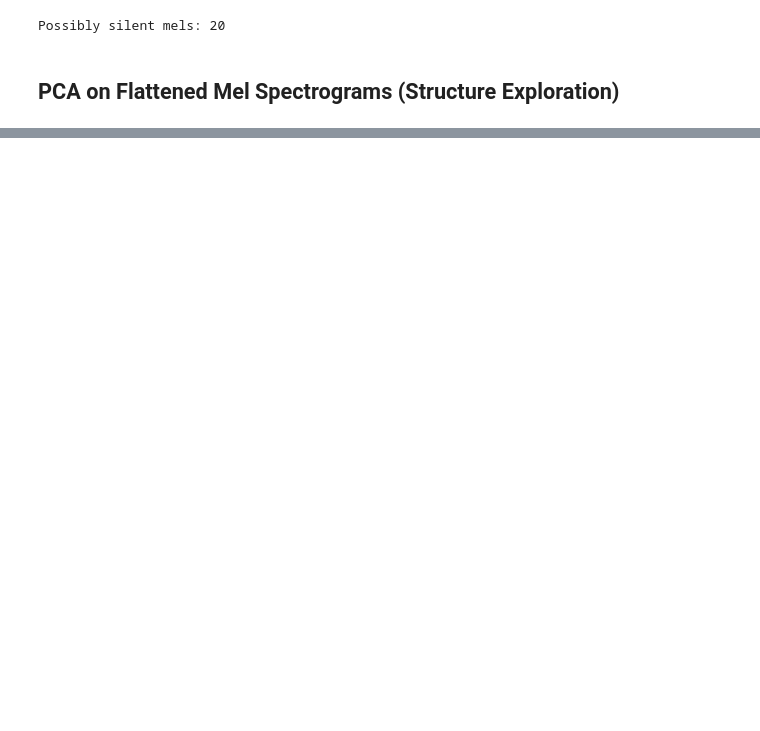
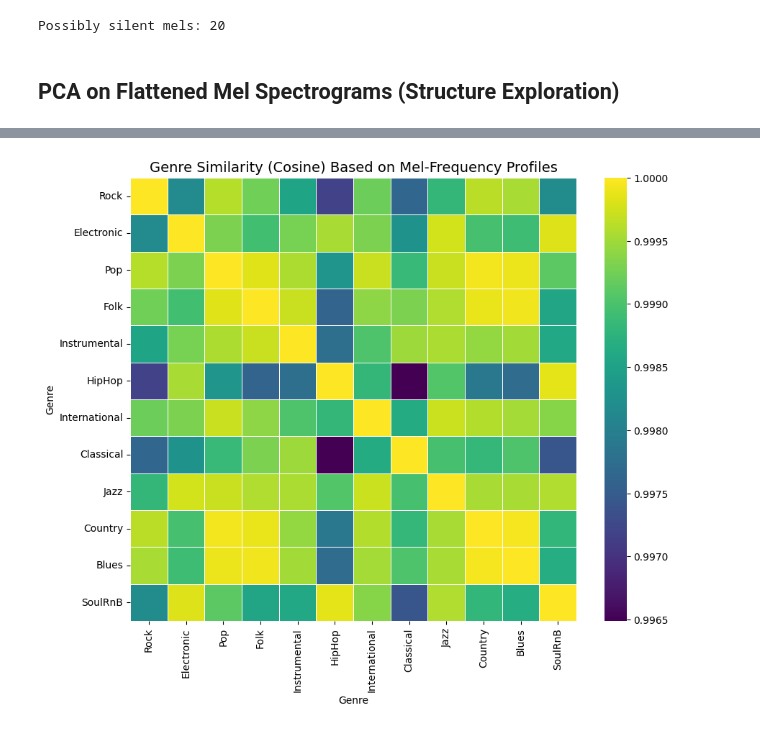
Before and after one commit to alexanderpseibel/deep-learning-music-classification, a Jupyter notebook: notebooks/07_fma_MEL_Spectrograms_EDA.ipynb, the cells around one changed output, grey strips where cells are left out. Drawn from its saved outputs; the diff is of its cells as text; code cells hidden in the pictures; blank space fills up the shorter version.

```diff
--- a/notebooks/07_fma_MEL_Spectrograms_EDA.ipynb
+++ b/notebooks/07_fma_MEL_Spectrograms_EDA.ipynb
@@ -264,0 +369,27 @@ plt.show()
+# %%
+## Cosine Similarity Between Genre Profiles
+import numpy as np
+import seaborn as sns
+import matplotlib.pyplot as plt
+
+# Prepare matrix of shape (12, 128)
+genres = selected_genres
+profile_matrix = np.vstack([genre_profiles[g] for g in genres])  # (12 × 128)
+
+# Normalize each profile for cosine similarity
+norms = np.linalg.norm(profile_matrix, axis=1, keepdims=True)
+normalized = profile_matrix / norms
+
+# Cosine similarity = dot product of normalized rows
+similarity_matrix = np.dot(normalized, normalized.T)
+
+# Plot heatmap
+plt.figure(figsize=(10, 8))
+sns.heatmap(similarity_matrix, annot=False, xticklabels=genres, yticklabels=genres,
+            cmap="viridis", linewidths=0.5)
+plt.title("Genre Similarity (Cosine) Based on Mel-Frequency Profiles", fontsize=14)
+plt.xlabel("Genre")
+plt.ylabel("Genre")
+plt.show()
+# %% [output]
+[figure, added]
```
Also changed, not shown: parts of 13 cells of this notebook, 2 other files.
